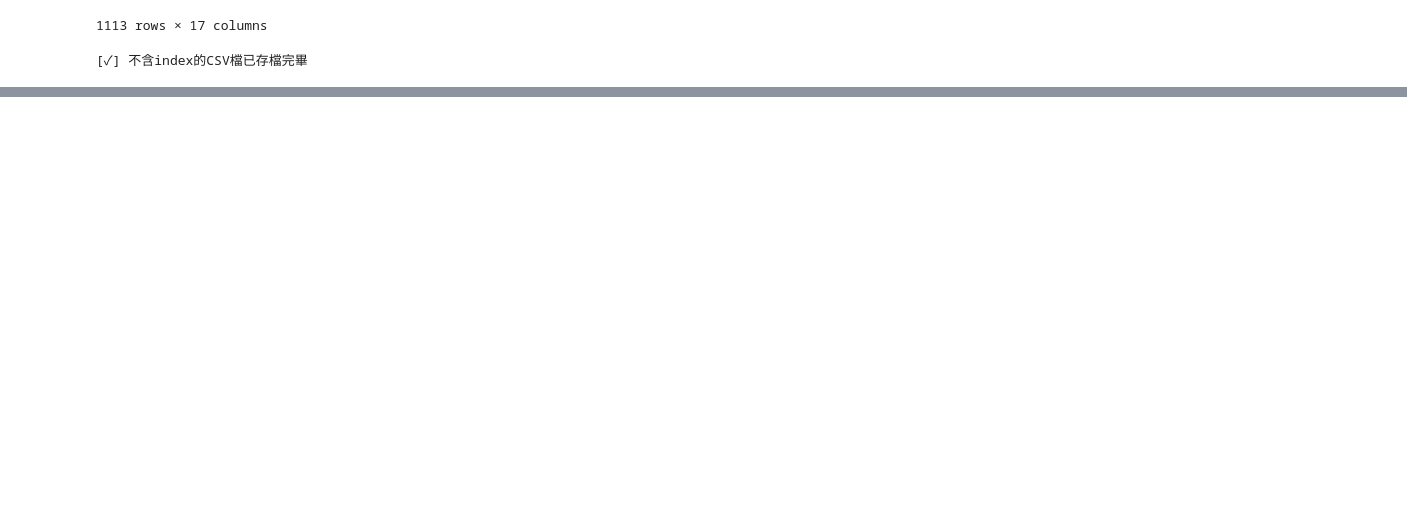
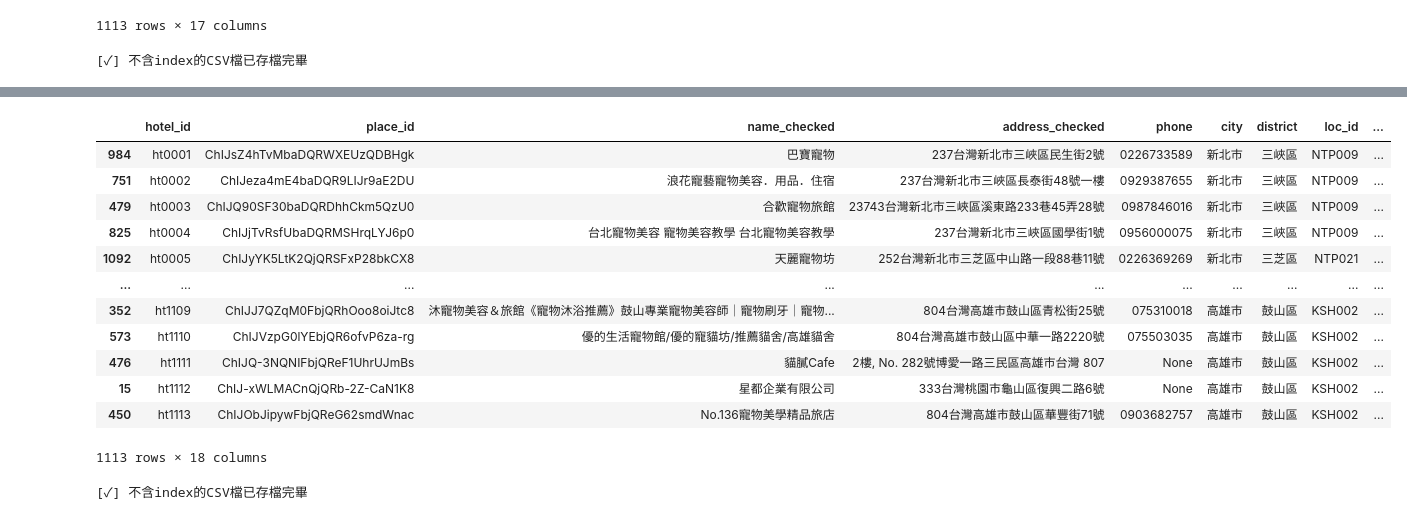
Before and after one commit to refinism-B/TJR103-Group-1-Project, a Jupyter notebook: code/2_arthur/notebook/pet_hotel_etl.ipynb, the cells around one changed output, grey strips where cells are left out. Drawn from its saved outputs; the diff is of its cells as text; code cells hidden in the pictures; blank space fills up the shorter version.

```diff
--- a/code/2_arthur/notebook/pet_hotel_etl.ipynb
+++ b/code/2_arthur/notebook/pet_hotel_etl.ipynb
@@ -492,0 +536,43 @@ sd.store_to_csv_no_index(df_final, path)
+# %%
+columns = [
+    "hotel_id",
+    "place_id",
+    "name_checked",
+    "address_checked",
+    "phone",
+    "city",
+    "district",
+    "loc_id",
+    "business_status",
+    "opening_hours",
+    "types",
+    "rating",
+    "rating_total",
+    "longitude",
+    "latitude",
+    "map_url",
+    "website",
+    "newest_review",
+]
+df_final = df_final[columns]
+df_final
+# %% [output]
+|  | hotel_id | place_id | name_checked | address_checked | phone | city | district | loc_id | ... |
+| 984 | ht0001 | ChIJsZ4hTvMbaDQRWXEUzQDBHgk | 巴寶寵物 | 237台灣新北市三峽區民生街2號 | 0226733589 | 新北市 | 三峽區 | NTP009 | ... |
+| 751 | ht0002 | ChIJeza4mE4baDQR9LIJr9aE2DU | 浪花寵藝寵物美容．用品．住宿 | 237台灣新北市三峽區長泰街48號一樓 | 0929387655 | 新北市 | 三峽區 | NTP009 | ... |
+| 479 | ht0003 | ChIJQ90SF30baDQRDhhCkm5QzU0 | 合歡寵物旅館 | 23743台灣新北市三峽區溪東路233巷45弄28號 | 0987846016 | 新北市 | 三峽區 | NTP009 | ... |
+| 825 | ht0004 | ChIJjTvRsfUbaDQRMSHrqLYJ6p0 | 台北寵物美容 寵物美容教學 台北寵物美容教學 | 237台灣新北市三峽區國學街1號 | 0956000075 | 新北市 | 三峽區 | NTP009 | ... |
+| 1092 | ht0005 | ChIJyYK5LtK2QjQRSFxP28bkCX8 | 天麗寵物坊 | 252台灣新北市三芝區中山路一段88巷11號 | 0226369269 | 新北市 | 三芝區 | NTP021 | ... |
+| ... | ... | ... | ... | ... | ... | ... | ... | ... | ... |
+| 352 | ht1109 | ChIJJ7QZqM0FbjQRhOoo8oiJtc8 | 沐寵物美容＆旅館《寵物沐浴推薦》鼓山專業寵物美容師｜寵物刷牙｜寵物... | 804台灣高雄市鼓山區青松街25號 | 075310018 | 高雄市 | 鼓山區 | KSH002 | ... |
+| 573 | ht1110 | ChIJVzpG0lYEbjQR6ofvP6za-rg | 優的生活寵物館/優的寵貓坊/推薦貓舍/高雄貓舍 | 804台灣高雄市鼓山區中華一路2220號 | 075503035 | 高雄市 | 鼓山區 | KSH002 | ... |
+| 476 | ht1111 | ChIJQ-3NQNIFbjQReF1UhrUJmBs | 貓膩Cafe | 2樓, No. 282號博愛一路三民區高雄市台灣 807 | None | 高雄市 | 鼓山區 | KSH002 | ... |
+| 15 | ht1112 | ChIJ-xWLMACnQjQRb-2Z-CaN1K8 | 星都企業有限公司 | 333台灣桃園市龜山區復興二路6號 | None | 高雄市 | 鼓山區 | KSH002 | ... |
+| 450 | ht1113 | ChIJObJipywFbjQReG62smdWnac | No.136寵物美學精品旅店 | 804台灣高雄市鼓山區華豐街71號 | 0903682757 | 高雄市 | 鼓山區 | KSH002 | ... |
+1113 rows × 18 columns
+# %%
+# 儲存ETL後CSV檔
+path = "data/processed/pet_hotel_ETL.csv"
+sd.store_to_csv_no_index(df_final, path)
+# %% [output]
+[✓] 不含index的CSV檔已存檔完畢
```
Also changed, not shown: parts of 4 cells of this notebook, 2 other files.
